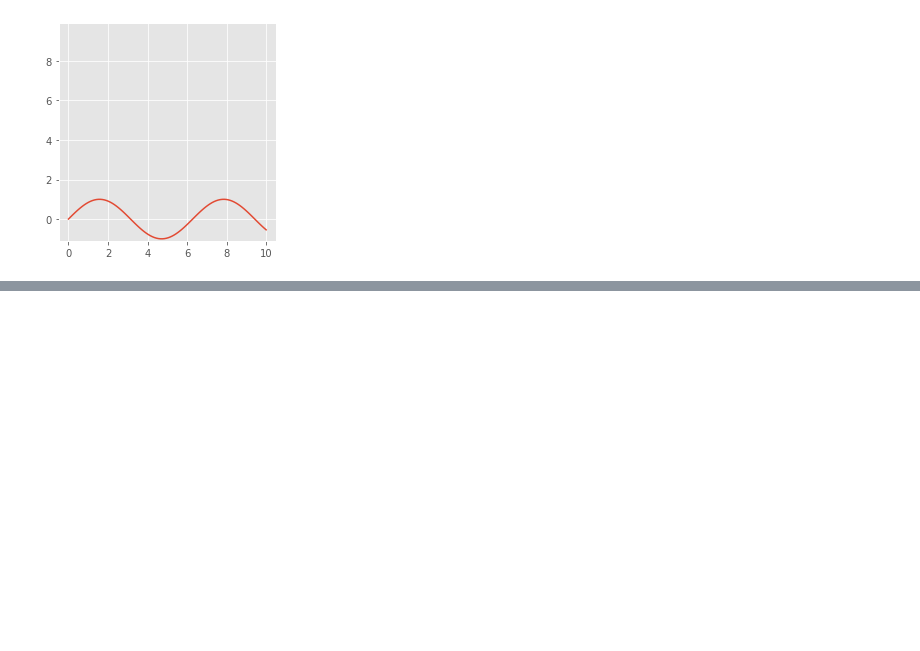
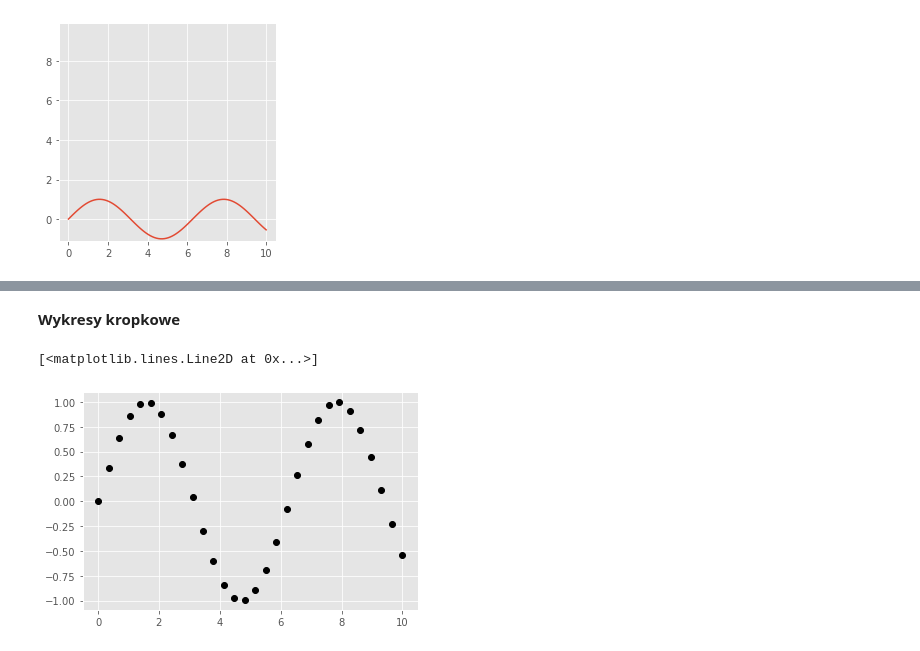
Before and after one commit to izabsta/bootcamp, a Jupyter notebook: data_science_visualizations.ipynb, the cells around one changed output, grey strips where cells are left out. Saved outputs shown, nothing was run; the diff lists cells and outputs as text; code cells hidden in the pictures; blank space fills up the shorter version.

```diff
--- a/data_science_visualizations.ipynb
+++ b/data_science_visualizations.ipynb
@@ -151,0 +177,8 @@ plt.axis('square')
+# %% [markdown]
+__Wykresy kropkowe__
+# %%
+x= np.linspace(0,10, 30)
+plt.plot(x, np.sin(x), 'o', color='black')
+# %% [output]
+[<matplotlib.lines.Line2D at 0x...>]
+[figure, added]
```
Also changed, not shown: parts of 85 cells of this notebook, 1 other file.
